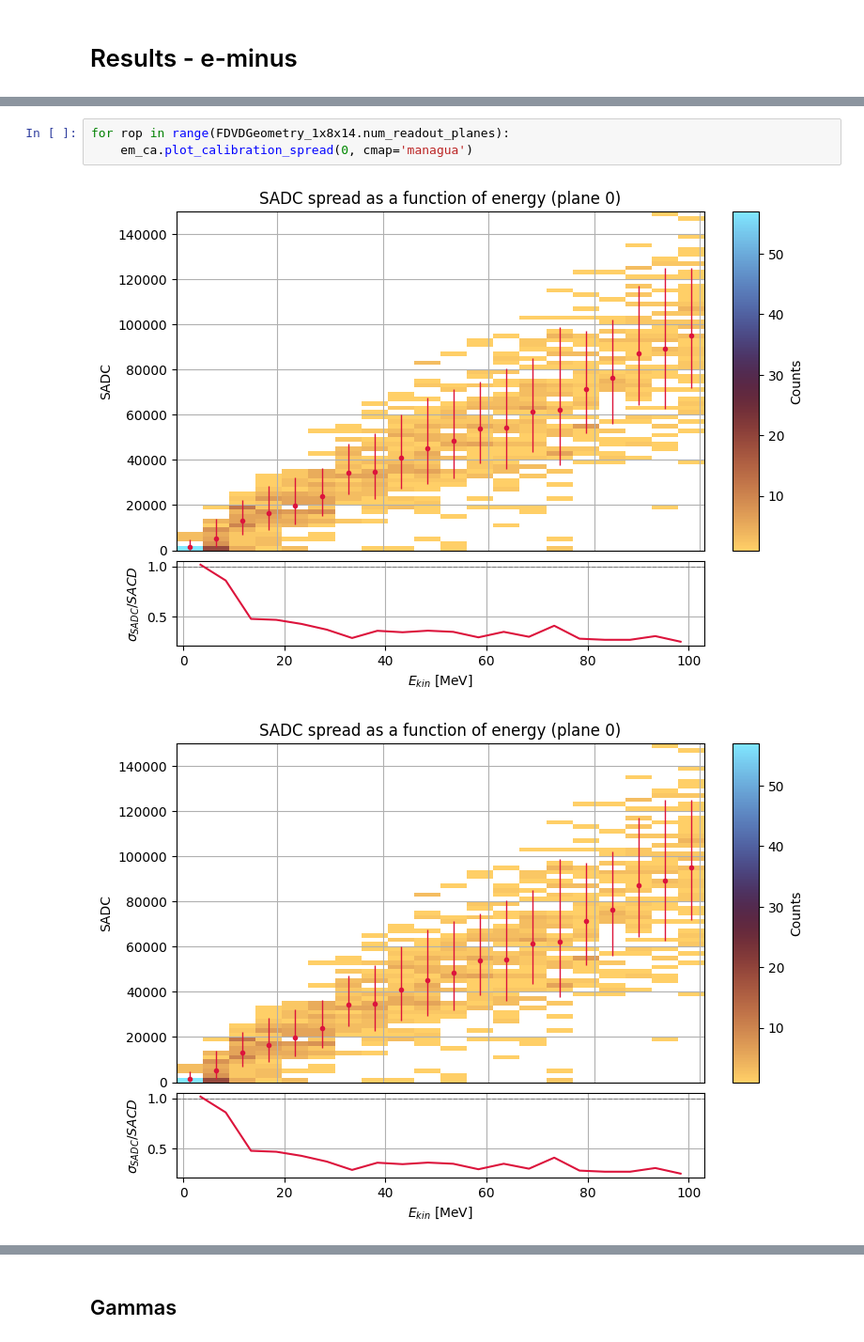
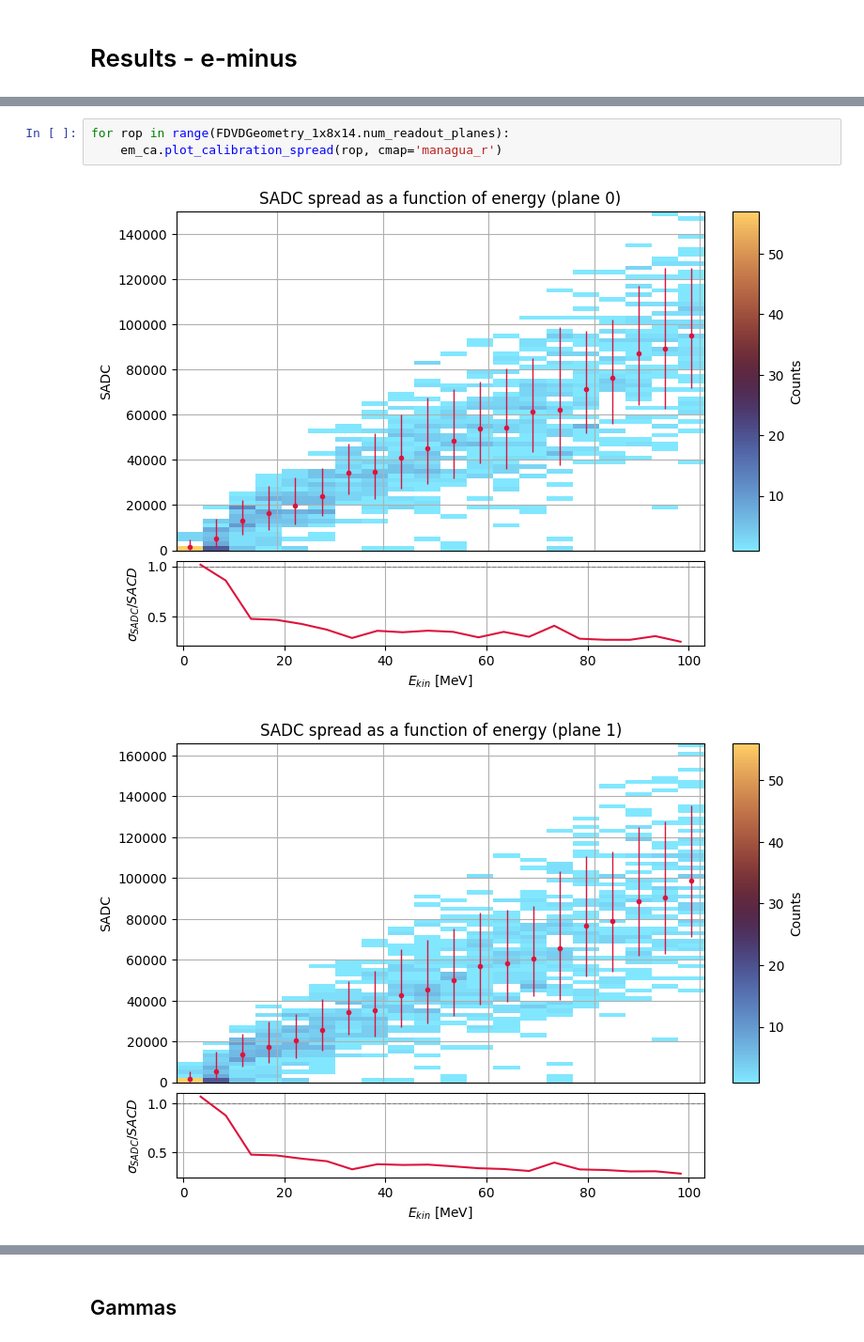
Before and after one commit to alessandrothea/tpvalidator, a Jupyter notebook: notebooks/studies/1x8x14/VD-1x8x14-TPCalibration.ipynb, the cells around one changed output, grey strips where cells are left out. Shown at 94% size. Saved outputs shown, nothing was run; the diff lists cells and outputs as text.

```diff
--- a/notebooks/studies/1x8x14/VD-1x8x14-TPCalibration.ipynb
+++ b/notebooks/studies/1x8x14/VD-1x8x14-TPCalibration.ipynb
@@ -529,6 +527,6 @@ for rop in range(FDVDGeometry_1x8x14.num_readout_planes):
 # %%
 for rop in range(FDVDGeometry_1x8x14.num_readout_planes):
-    em_ca.plot_calibration_spread(0, cmap='managua')
+    em_ca.plot_calibration_spread(rop, cmap='managua_r')
 # %% [output]
-[figure, old version]
+[figure, new version]
-[figure, old version]
+[figure, new version]
```
Also changed, not shown: parts of 12 cells of this notebook, 23 other files.
